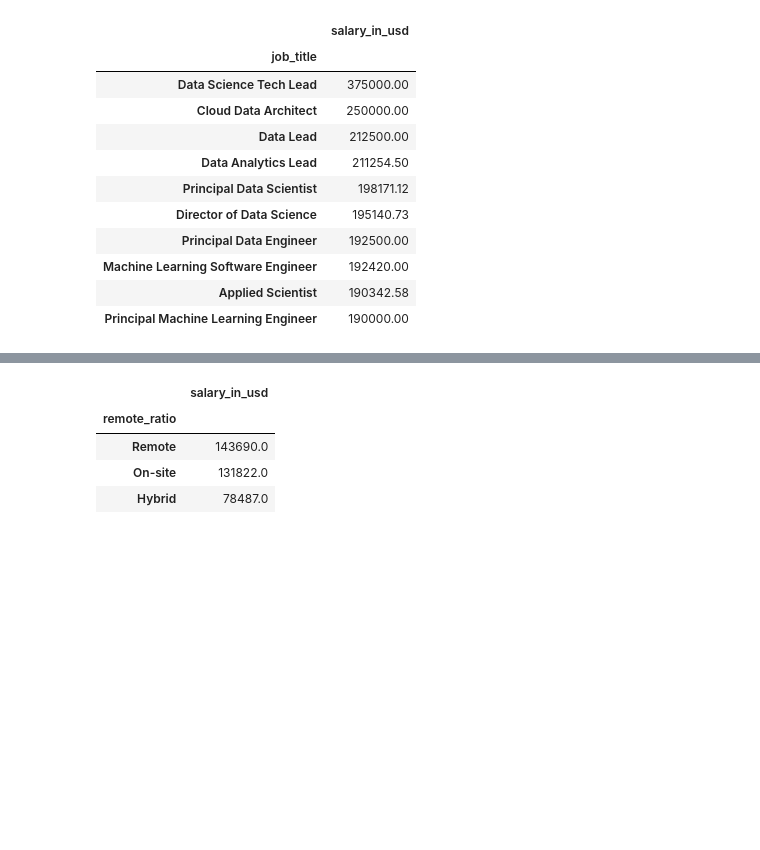
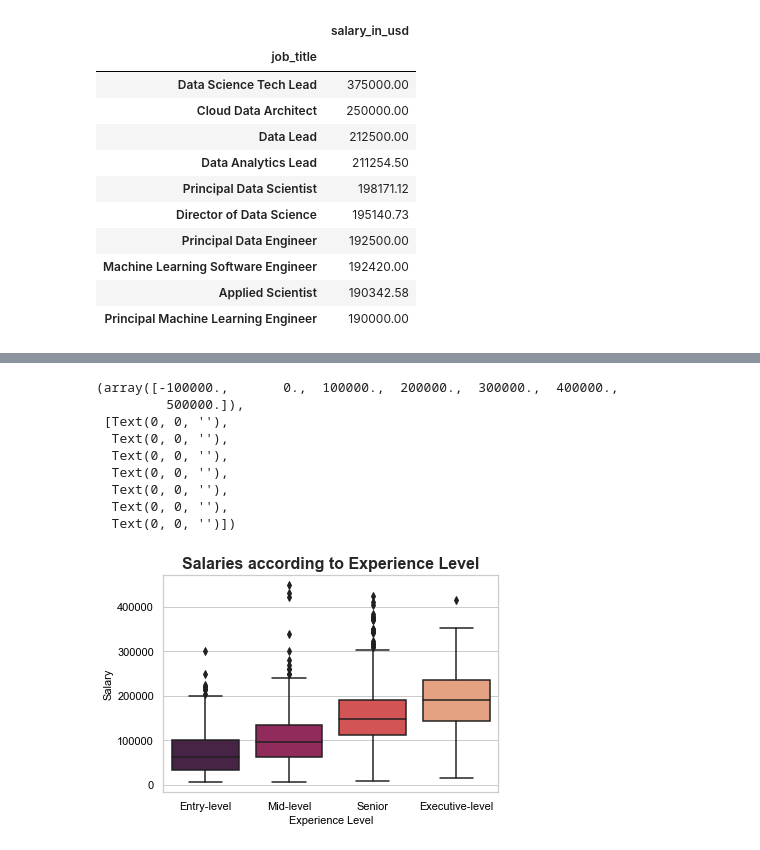
Before and after one commit to cmossman90/mim2023, a Jupyter notebook: Project.ipynb, the cells around one changed output, grey strips where cells are left out. Cells and saved outputs as stored; diff of their text form; code cells hidden in the pictures; blank space fills up the shorter version.

```diff
--- a/Project.ipynb
+++ b/Project.ipynb
@@ -224,10 +189,25 @@ fig.show()
-# %%
-df_remote = df.groupby('remote_ratio').agg({'salary_in_usd':'mean'}).round(0).sort_values('salary_in_usd', ascending=False)
-
-df_remote
-# %% [output]
-|  | salary_in_usd |
-| remote_ratio |  |
-| Remote | 143690.0 |
-| On-site | 131822.0 |
-| Hybrid | 78487.0 |
+# %%
+plt.figure(figsize=(6,4))
+
+median_salary = df.groupby('experience_level')['salary_in_usd'].median().reset_index().sort_values('salary_in_usd')
+
+sns.boxplot(data=df, x='experience_level', y='salary_in_usd',
+            order=median_salary['experience_level'],
+            palette="rocket")
+
+plt.title("Salaries according to Experience Level", fontsize=16, fontweight="bold", loc="center")
+plt.xlabel("Experience Level", color="black", fontsize=11)
+plt.ylabel("Salary", color="black", fontsize=11)
+plt.xticks(fontsize=11, color="black")
+plt.yticks(fontsize=11, color="black")
+# %% [output]
+(array([-100000.,       0.,  100000.,  200000.,  300000.,  400000.,
+         500000.]),
+ [Text(0, 0, ''),
+  Text(0, 0, ''),
+  Text(0, 0, ''),
+  Text(0, 0, ''),
+  Text(0, 0, ''),
+  Text(0, 0, ''),
+  Text(0, 0, '')])
+[figure, added]
```
Also changed, not shown: parts of 46 cells of this notebook.
